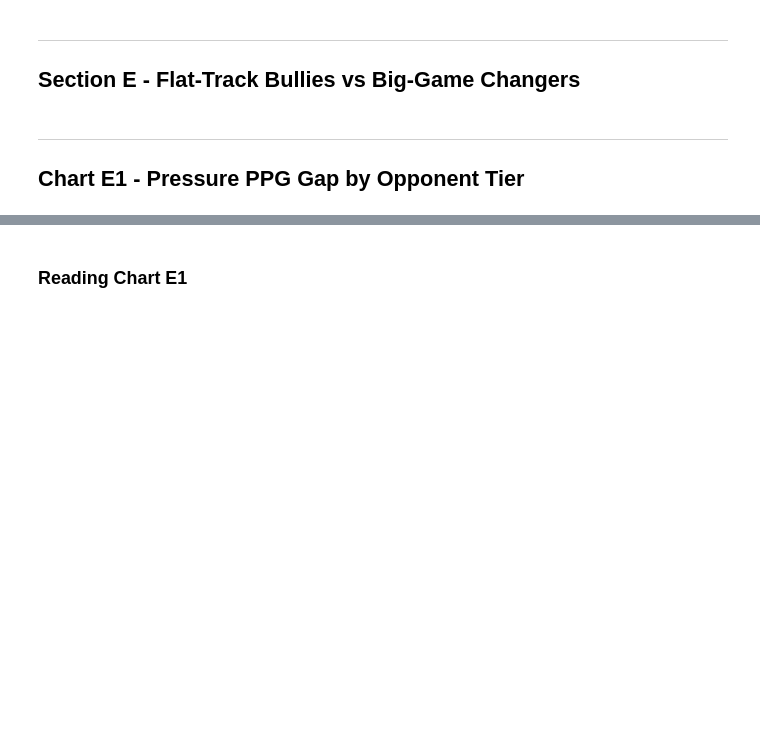
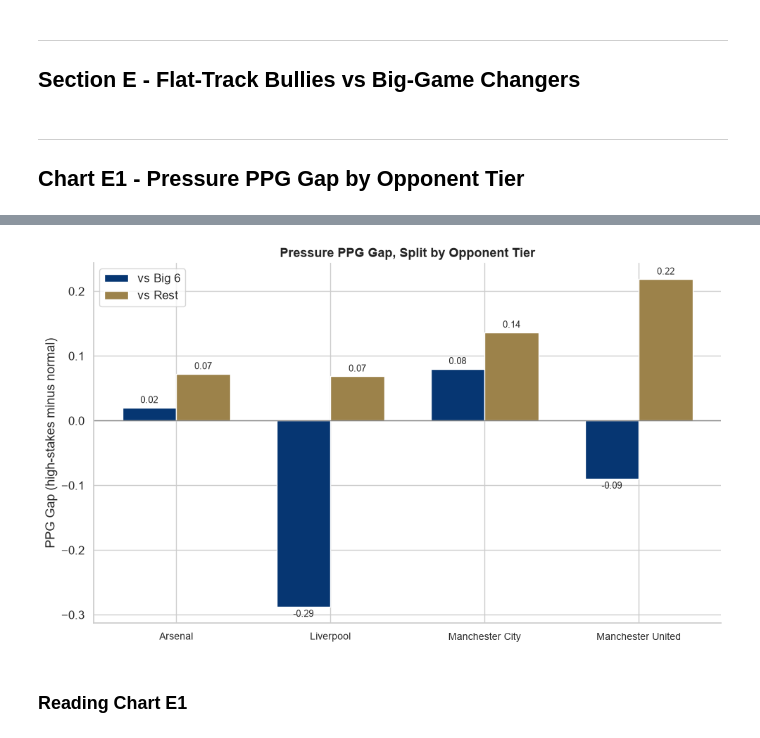
Before and after one commit to ChTej00/Arsenal-Bottle, a Jupyter notebook: notebooks/04_comparative_eda.ipynb, the cells around one changed output, grey strips where cells are left out. Drawn from its saved outputs; the diff is of its cells as text; code cells hidden in the pictures; blank space fills up the shorter version.

```diff
--- a/notebooks/04_comparative_eda.ipynb
+++ b/notebooks/04_comparative_eda.ipynb
@@ -312,3 +340,16 @@ Manchester United            48.0                47.1       0.8
 ## Chart E1 - Pressure PPG Gap by Opponent Tier
 # %%
 # per team: PPG gap (high-stakes-retro minus normal), split by Big6 vs Rest opponent
+
+tier_rows = []
+for team in TITLE_TEAMS:
+    t = df[df['team'] == team].copy()
+    t['tier'] = t['opponent'].isin(BIG6).map({True: 'Big6', False: 'Rest'})
+    piv = t.groupby(['tier', 'is_high_stakes_retro'])['points'].mean().unstack()
+    piv.columns = ['normal', 'high_stakes']
+    piv['gap'] = piv['high_stakes'] - piv['normal']
+    piv['team'] = team
+    tier_rows.append(piv.reset_index())
+
+tier_df = pd.concat(tier_rows, ignore_index=True)
+print(tier_df.round(3).to_string(index=False))
@@ -315,3 +366,31 @@ Manchester United            48.0                47.1       0.8
+# %%
+fig, ax = plt.subplots(figsize=(10,6))
+
+x = np.arange(len(TITLE_TEAMS))
+width = 0.35
+
+big6_gap = [tier_df[(tier_df['team'] == t) & (tier_df['tier'] == 'Big6')]['gap'].values[0] for t in TITLE_TEAMS]
+rest_gap = [tier_df[(tier_df['team'] == t) & (tier_df['tier'] == 'Rest')]['gap'].values[0] for t in TITLE_TEAMS]
+
+bars1 = ax.bar(x-width/2, big6_gap, width, label = 'vs Big 6', color = '#063672')
+bars2 = ax.bar(x+width/2, rest_gap, width, label = 'vs Rest', color = '#9C824A')
+
+ax.bar_label(bars1, fmt='%.2f', padding = 3, fontsize = 9)
+ax.bar_label(bars2, fmt = '%.2f', padding = 3, fontsize = 9)
+ax.axhline(y=0, color = 'grey', linewidth = 1)
+
+ax.set_xticks(x)
+ax.set_xticklabels(TITLE_TEAMS, fontsize = 10)
+ax.set_ylabel('PPG Gap (high-stakes minus normal)')
+ax.set_title('Pressure PPG Gap, Split by Opponent Tier', fontsize = 13, fontweight = 'bold')
+ax.legend()
+ax.spines['top'].set_visible(False)
+ax.spines['right'].set_visible(False)
+
+plt.tight_layout()
+plt.show()
+# %% [output]
+[figure, added]
 # %% [markdown]
 ### Reading Chart E1
 # %% [markdown]
```
Also changed, not shown: parts of 3 cells of this notebook.
